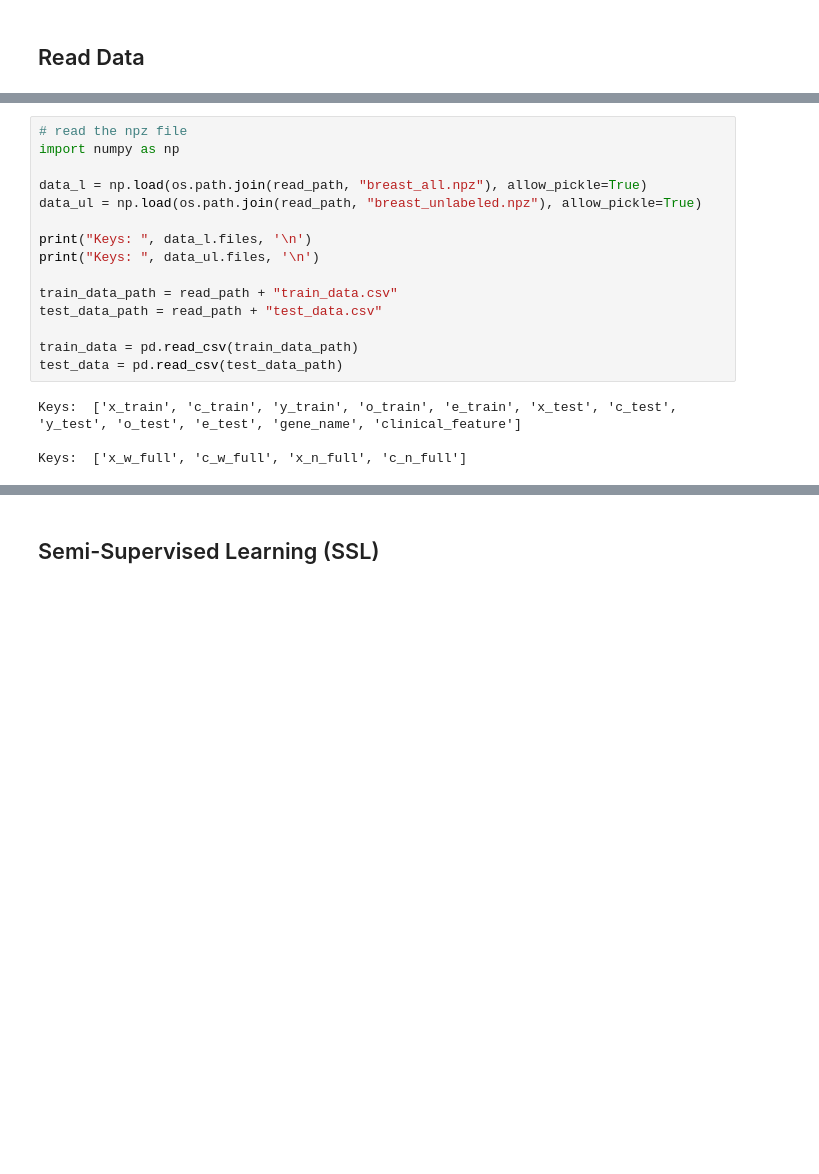
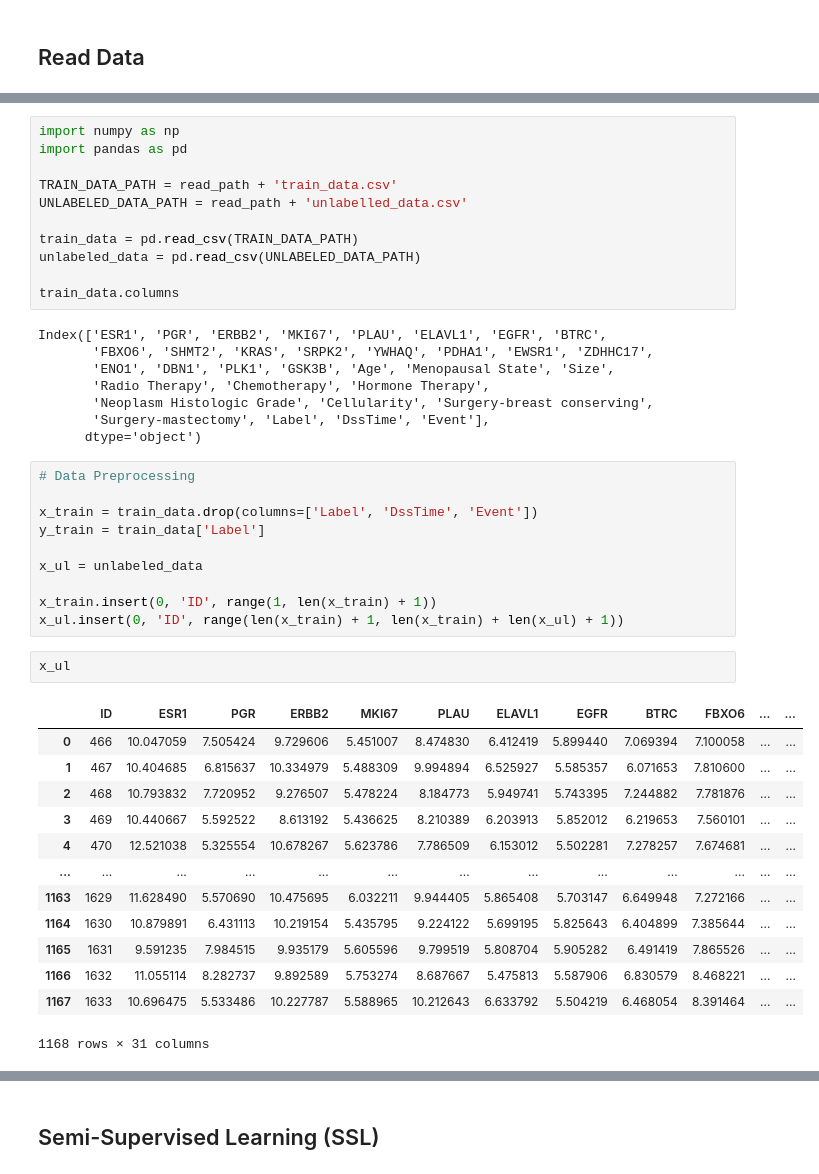
Before and after one commit to DontSlipOnDirt/breast-cancer-dss-prediction, a Jupyter notebook: ssl/random_forest.ipynb, the cells around one changed output, grey strips where cells are left out. Drawn from its saved outputs; the diff is of its cells as text; blank space fills up the shorter version.

```diff
--- a/ssl/random_forest.ipynb
+++ b/ssl/random_forest.ipynb
@@ -48,23 +47,49 @@ sys.path.append('/content/drive/My Drive/Colab Notebooks') # to import our custo
 read_path = '/content/drive/My Drive/AIIM/Final/' # modify this line according to your path
 # %% [output]
 Drive already mounted at /content/drive; to attempt to forcibly remount, call drive.mount("/content/drive", force_remount=True).
-# %%
-# read the npz file
-import numpy as np
-
-data_l = np.load(os.path.join(read_path, "breast_all.npz"), allow_pickle=True)
-data_ul = np.load(os.path.join(read_path, "breast_unlabeled.npz"), allow_pickle=True)
-
-print("Keys: ", data_l.files, '\n')
-print("Keys: ", data_ul.files, '\n')
-
-train_data_path = read_path + "train_data.csv"
-test_data_path = read_path + "test_data.csv"
-
-train_data = pd.read_csv(train_data_path)
-test_data = pd.read_csv(test_data_path)
-# %% [output]
-Keys:  ['x_train', 'c_train', 'y_train', 'o_train', 'e_train', 'x_test', 'c_test', 'y_test', 'o_test', 'e_test', 'gene_name', 'clinical_feature']
-
-Keys:  ['x_w_full', 'c_w_full', 'x_n_full', 'c_n_full']
+# %%
+import numpy as np
+import pandas as pd
+
+TRAIN_DATA_PATH = read_path + 'train_data.csv'
+UNLABELED_DATA_PATH = read_path + 'unlabelled_data.csv'
+
+train_data = pd.read_csv(TRAIN_DATA_PATH)
+unlabeled_data = pd.read_csv(UNLABELED_DATA_PATH)
+
+train_data.columns
+# %% [output]
+Index(['ESR1', 'PGR', 'ERBB2', 'MKI67', 'PLAU', 'ELAVL1', 'EGFR', 'BTRC',
+       'FBXO6', 'SHMT2', 'KRAS', 'SRPK2', 'YWHAQ', 'PDHA1', 'EWSR1', 'ZDHHC17',
+       'ENO1', 'DBN1', 'PLK1', 'GSK3B', 'Age', 'Menopausal State', 'Size',
+       'Radio Therapy', 'Chemotherapy', 'Hormone Therapy',
+       'Neoplasm Histologic Grade', 'Cellularity', 'Surgery-breast conserving',
+       'Surgery-mastectomy', 'Label', 'DssTime', 'Event'],
+      dtype='object')
+# %%
+# Data Preprocessing
+
+x_train = train_data.drop(columns=['Label', 'DssTime', 'Event'])
+y_train = train_data['Label']
+
+x_ul = unlabeled_data
+
+x_train.insert(0, 'ID', range(1, len(x_train) + 1))
+x_ul.insert(0, 'ID', range(len(x_train) + 1, len(x_train) + len(x_ul) + 1))
+# %%
+x_ul
+# %% [output]
+|  | ID | ESR1 | PGR | ERBB2 | MKI67 | PLAU | ELAVL1 | EGFR | BTRC | FBXO6 | ... | ... |
+| 0 | 466 | 10.047059 | 7.505424 | 9.729606 | 5.451007 | 8.474830 | 6.412419 | 5.899440 | 7.069394 | 7.100058 | ... | ... |
+| 1 | 467 | 10.404685 | 6.815637 | 10.334979 | 5.488309 | 9.994894 | 6.525927 | 5.585357 | 6.071653 | 7.810600 | ... | ... |
+| 2 | 468 | 10.793832 | 7.720952 | 9.276507 | 5.478224 | 8.184773 | 5.949741 | 5.743395 | 7.244882 | 7.781876 | ... | ... |
+| 3 | 469 | 10.440667 | 5.592522 | 8.613192 | 5.436625 | 8.210389 | 6.203913 | 5.852012 | 6.219653 | 7.560101 | ... | ... |
+| 4 | 470 | 12.521038 | 5.325554 | 10.678267 | 5.623786 | 7.786509 | 6.153012 | 5.502281 | 7.278257 | 7.674681 | ... | ... |
+| ... | ... | ... | ... | ... | ... | ... | ... | ... | ... | ... | ... | ... |
+| 1163 | 1629 | 11.628490 | 5.570690 | 10.475695 | 6.032211 | 9.944405 | 5.865408 | 5.703147 | 6.649948 | 7.272166 | ... | ... |
+| 1164 | 1630 | 10.879891 | 6.431113 | 10.219154 | 5.435795 | 9.224122 | 5.699195 | 5.825643 | 6.404899 | 7.385644 | ... | ... |
+| 1165 | 1631 | 9.591235 | 7.984515 | 9.935179 | 5.605596 | 9.799519 | 5.808704 | 5.905282 | 6.491419 | 7.865526 | ... | ... |
+| 1166 | 1632 | 11.055114 | 8.282737 | 9.892589 | 5.753274 | 8.687667 | 5.475813 | 5.587906 | 6.830579 | 8.468221 | ... | ... |
+| 1167 | 1633 | 10.696475 | 5.533486 | 10.227787 | 5.588965 | 10.212643 | 6.633792 | 5.504219 | 6.468054 | 8.391464 | ... | ... |
+1168 rows × 31 columns
 # %%
```
Also changed, not shown: parts of 13 cells of this notebook.
